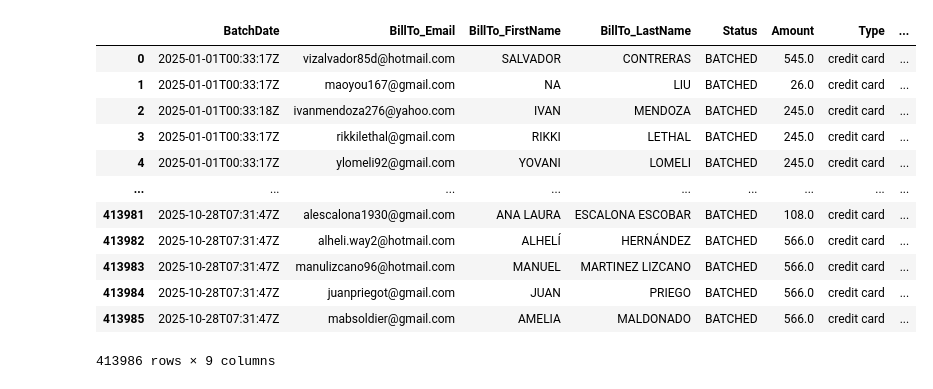
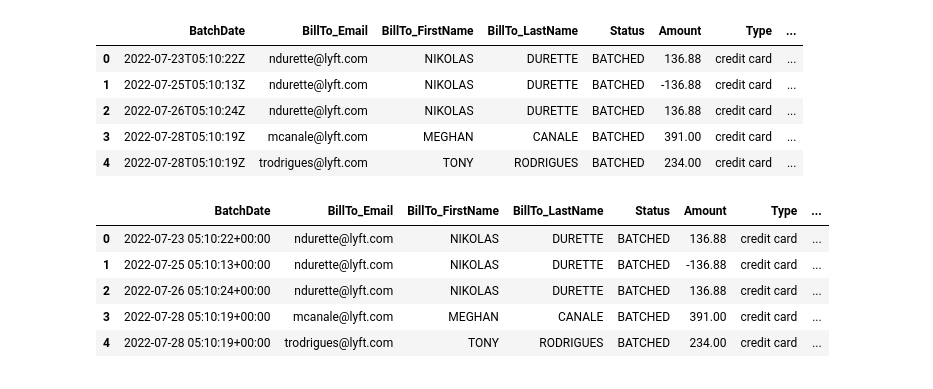
Before and after one commit to victorbriones-hub/exploratory_data_analysis, a Jupyter notebook: main/projects/principales_indicadores_internos/notebooks/ingresos.ipynb, the cells around one changed output. Drawn from its saved outputs; the diff is of its cells as text; code cells hidden in the pictures.

```diff
--- a/main/projects/principales_indicadores_internos/notebooks/ingresos.ipynb
+++ b/main/projects/principales_indicadores_internos/notebooks/ingresos.ipynb
@@ -9,40 +13,39 @@ plt.style.use('seaborn-v0_8-pastel')
 # %%
-SERVER = "10.177.73.36"      # IP o nombre del servidor
-DATABASE = "ecobici"  # Nombre de la base de datos
-USERNAME = "ecobici"     # Tu usuario
-PASSWORD = "Ec0b1c1"  # Tu contraseña
-connection_string = f"mssql+pyodbc://{USERNAME}:{PASSWORD}@{SERVER}/{DATABASE}?driver=ODBC+Driver+17+for+SQL+Server&timeout=30"
+connection_string = f"mssql+pyodbc://{credenciales['USERNAME']}:{credenciales['PASSWORD']}@{credenciales['SERVER']}/{credenciales['DATABASE']}?driver=ODBC+Driver+17+for+SQL+Server&timeout=30"
 engine = create_engine(connection_string)
 # %%
 query = """
             SELECT
                 BatchDate,
                 BillTo_Email,
                 BillTo_FirstName,
                 BillTo_LastName,
                 Status,
                 Amount,
                 Type,
                 TypeDescription,
                 AccountSuffix
             FROM dbo.Cybersource
             WHERE
-                BatchDate BETWEEN '2025-01-01 00:00:00' AND '2025-10-31 23:59:59';
+                BatchDate BETWEEN '2022-01-01 00:00:00' AND '2025-10-31 23:59:59';
             """
 
 df_ingresos = pd.read_sql(query, engine)
-df_ingresos
+df_ingresos.head()
 # %% [output]
 |  | BatchDate | BillTo_Email | BillTo_FirstName | BillTo_LastName | Status | Amount | Type | ... |
-| 0 | 2025-01-01T00:33:17Z | vizalvador85d@hotmail.com | SALVADOR | CONTRERAS | BATCHED | 545.0 | credit card | ... |
-| 1 | 2025-01-01T00:33:17Z | maoyou167@gmail.com | NA | LIU | BATCHED | 26.0 | credit card | ... |
-| 2 | 2025-01-01T00:33:18Z | ivanmendoza276@yahoo.com | IVAN | MENDOZA | BATCHED | 245.0 | credit card | ... |
-| 3 | 2025-01-01T00:33:17Z | rikkilethal@gmail.com | RIKKI | LETHAL | BATCHED | 245.0 | credit card | ... |
-| 4 | 2025-01-01T00:33:17Z | ylomeli92@gmail.com | YOVANI | LOMELI | BATCHED | 245.0 | credit card | ... |
-| ... | ... | ... | ... | ... | ... | ... | ... | ... |
-| 413981 | 2025-10-28T07:31:47Z | alescalona1930@gmail.com | ANA LAURA | ESCALONA ESCOBAR | BATCHED | 108.0 | credit card | ... |
-| 413982 | 2025-10-28T07:31:47Z | alheli.way2@hotmail.com | ALHELÍ | HERNÁNDEZ | BATCHED | 566.0 | credit card | ... |
-| 413983 | 2025-10-28T07:31:47Z | manulizcano96@hotmail.com | MANUEL | MARTINEZ LIZCANO | BATCHED | 566.0 | credit card | ... |
-| 413984 | 2025-10-28T07:31:47Z | juanpriegot@gmail.com | JUAN | PRIEGO | BATCHED | 566.0 | credit card | ... |
-| 413985 | 2025-10-28T07:31:47Z | mabsoldier@gmail.com | AMELIA | MALDONADO | BATCHED | 566.0 | credit card | ... |
+| 0 | 2022-07-23T05:10:22Z | ndurette@lyft.com | NIKOLAS | DURETTE | BATCHED | 136.88 | credit card | ... |
+| 1 | 2022-07-25T05:10:13Z | ndurette@lyft.com | NIKOLAS | DURETTE | BATCHED | -136.88 | credit card | ... |
+| 2 | 2022-07-26T05:10:24Z | ndurette@lyft.com | NIKOLAS | DURETTE | BATCHED | 136.88 | credit card | ... |
+| 3 | 2022-07-28T05:10:19Z | mcanale@lyft.com | MEGHAN | CANALE | BATCHED | 391.00 | credit card | ... |
+| 4 | 2022-07-28T05:10:19Z | trodrigues@lyft.com | TONY | RODRIGUES | BATCHED | 234.00 | credit card | ... |
-413986 rows × 9 columns
+# %%
+df_ingresos['BatchDate'] = pd.to_datetime(df_ingresos['BatchDate'], format='ISO8601', errors='coerce', utc=True)
+df_ingresos.head()
+# %% [output]
+|  | BatchDate | BillTo_Email | BillTo_FirstName | BillTo_LastName | Status | Amount | Type | ... |
+| 0 | 2022-07-23 05:10:22+00:00 | ndurette@lyft.com | NIKOLAS | DURETTE | BATCHED | 136.88 | credit card | ... |
+| 1 | 2022-07-25 05:10:13+00:00 | ndurette@lyft.com | NIKOLAS | DURETTE | BATCHED | -136.88 | credit card | ... |
+| 2 | 2022-07-26 05:10:24+00:00 | ndurette@lyft.com | NIKOLAS | DURETTE | BATCHED | 136.88 | credit card | ... |
+| 3 | 2022-07-28 05:10:19+00:00 | mcanale@lyft.com | MEGHAN | CANALE | BATCHED | 391.00 | credit card | ... |
+| 4 | 2022-07-28 05:10:19+00:00 | trodrigues@lyft.com | TONY | RODRIGUES | BATCHED | 234.00 | credit card | ... |
```
Also changed, not shown: parts of 10 cells of this notebook, 7 other files.
